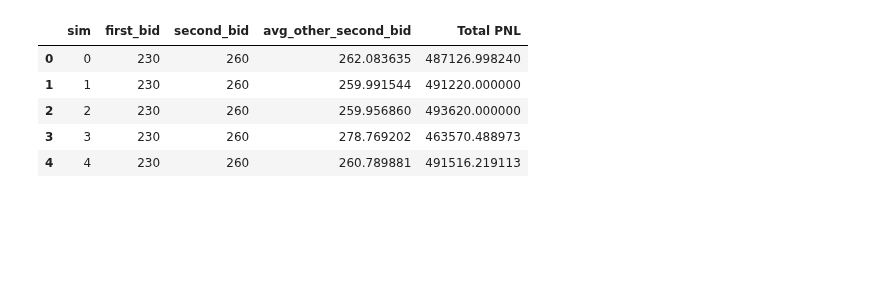
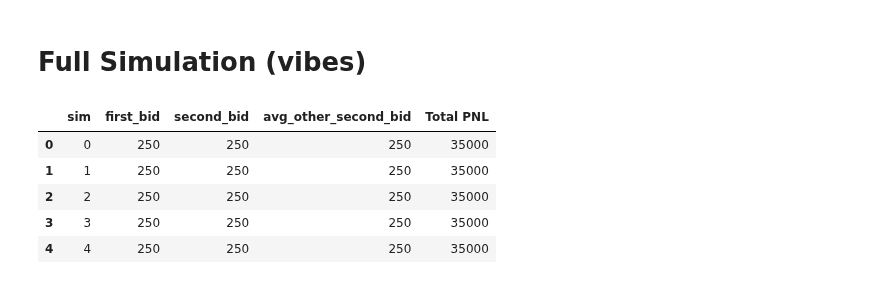
Before and after one commit to chrispyroberts/imc-prosperity-3, a Jupyter notebook: ROUND 3/manual.ipynb, the cells around one changed output. Drawn from its saved outputs; the diff is of its cells as text; code cells hidden in the pictures; blank space fills up the shorter version.

```diff
--- a/ROUND 3/manual.ipynb
+++ b/ROUND 3/manual.ipynb
@@ -1,3 +1,5 @@
+# %% [markdown]
+# Full Simulation (vibes)
 # %%
 import numpy as np
 import pandas as pd
@@ -7,44 +9,50 @@ from IPython.display import display
 # === Simulation Parameters ===
 N_TURTLES = 1000
 N_SIMULATIONS = 1000
+
+first_bid = 250
+second_bid = 250
+
+avg_second_bid = 250
 
 # === Reserve Price Distribution ===
 def sample_reserve_prices(n):
     low = np.random.uniform(160, 200, size=n // 2)
     high = np.random.uniform(250, 320, size=n - n // 2)
     return np.concatenate([low, high])
 
 # === Monte Carlo Simulation ===
 results = []
 
 for sim in tqdm(range(N_SIMULATIONS), desc="Simulating"):
     reserve_prices = sample_reserve_prices(N_TURTLES)
-    first_bid = 250
-    second_bid = 250
 
     pnl = 0
     for reserve in reserve_prices:
         if first_bid >= reserve and second_bid >= first_bid: # First bid wins
             pnl += 320 - first_bid
 
         elif second_bid >= reserve and first_bid >= second_bid: # Second bid wins
-            p = ((320 - avg_other_bid) / (320 - second_bid)) ** 3
-            pnl += (320 - second_bid) * p
+            if second_bid > avg_second_bid:
+                pnl += 320 - second_bid
+            else:
+                p = ((320 - avg_second_bid) / (320 - second_bid)) ** 3
+                pnl += (320 - second_bid) * p
 
     results.append({
         "sim": sim,
         "first_bid": first_bid,
         "second_bid": second_bid,
-        "avg_other_second_bid": avg_other_bid,
+        "avg_other_second_bid": avg_second_bid,
         "Total PNL": pnl
     })
 
 df_results = pd.DataFrame(results)
 display(df_results.head())
 # %% [output]
 |  | sim | first_bid | second_bid | avg_other_second_bid | Total PNL |
-| 0 | 0 | 230 | 260 | 262.083635 | 487126.998240 |
-| 1 | 1 | 230 | 260 | 259.991544 | 491220.000000 |
-| 2 | 2 | 230 | 260 | 259.956860 | 493620.000000 |
-| 3 | 3 | 230 | 260 | 278.769202 | 463570.488973 |
-| 4 | 4 | 230 | 260 | 260.789881 | 491516.219113 |
+| 0 | 0 | 250 | 250 | 250 | 35000 |
+| 1 | 1 | 250 | 250 | 250 | 35000 |
+| 2 | 2 | 250 | 250 | 250 | 35000 |
+| 3 | 3 | 250 | 250 | 250 | 35000 |
+| 4 | 4 | 250 | 250 | 250 | 35000 |
```
Also changed, not shown: parts of 4 cells of this notebook.
